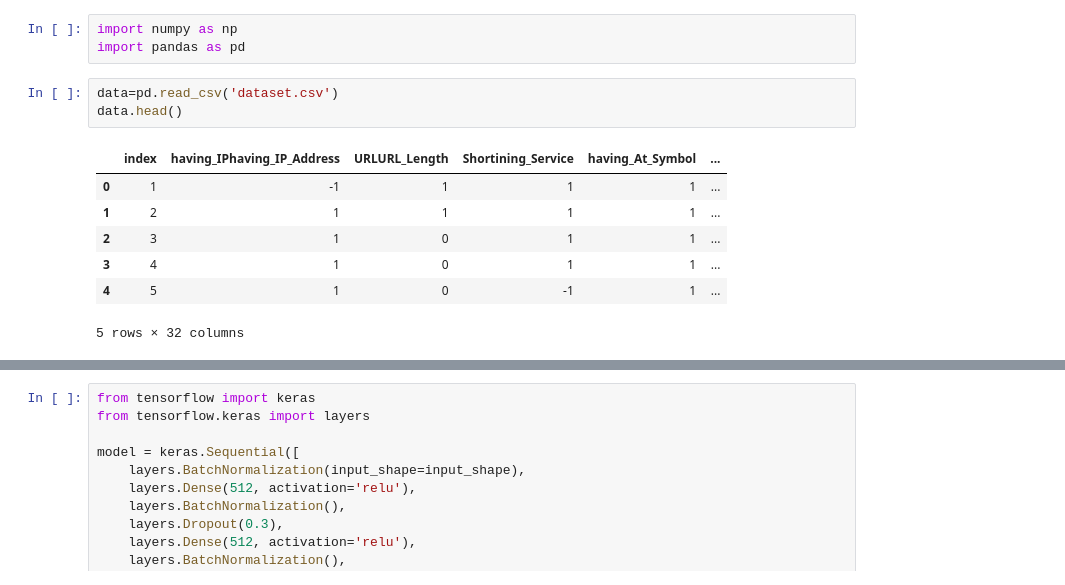
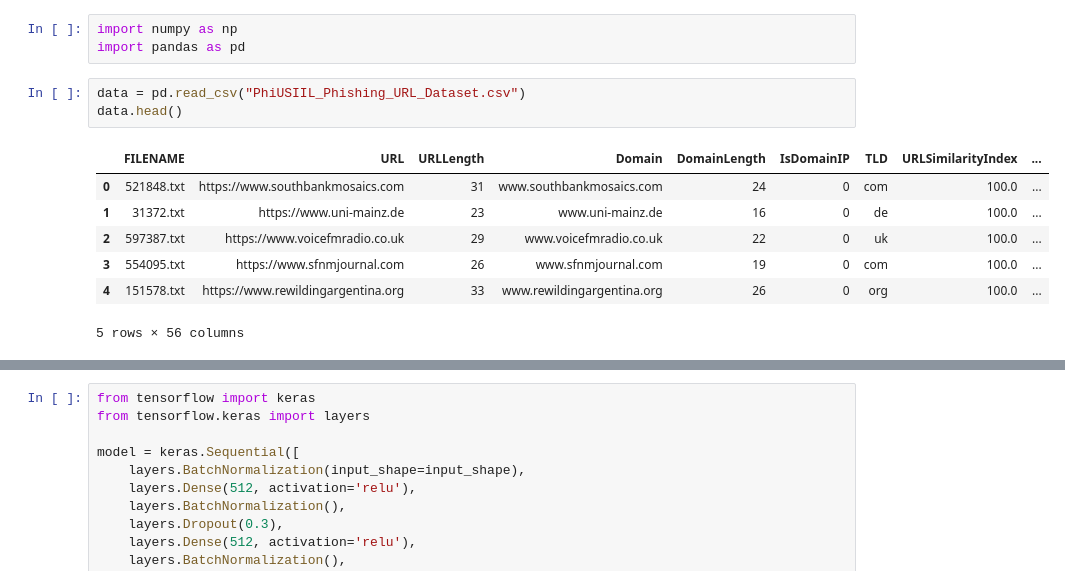
Before and after one commit to eldavido7/phishing_detector, a Jupyter notebook: phishing_website_deep_learning.ipynb, the cells around one changed output, grey strips where cells are left out. Saved outputs shown, nothing was run; the diff lists cells and outputs as text.

```diff
--- a/phishing_website_deep_learning.ipynb
+++ b/phishing_website_deep_learning.ipynb
@@ -2,15 +2,15 @@
 import numpy as np
 import pandas as pd
 # %%
-data=pd.read_csv('dataset.csv')
+data = pd.read_csv("PhiUSIIL_Phishing_URL_Dataset.csv")
 data.head()
 # %% [output]
-|  | index | having_IPhaving_IP_Address | URLURL_Length | Shortining_Service | having_At_Symbol | ... |
-| 0 | 1 | -1 | 1 | 1 | 1 | ... |
-| 1 | 2 | 1 | 1 | 1 | 1 | ... |
-| 2 | 3 | 1 | 0 | 1 | 1 | ... |
-| 3 | 4 | 1 | 0 | 1 | 1 | ... |
-| 4 | 5 | 1 | 0 | -1 | 1 | ... |
+|  | FILENAME | URL | URLLength | Domain | DomainLength | IsDomainIP | TLD | URLSimilarityIndex | ... |
+| 0 | 521848.txt | https://www.southbankmosaics.com | 31 | www.southbankmosaics.com | 24 | 0 | com | 100.0 | ... |
+| 1 | 31372.txt | https://www.uni-mainz.de | 23 | www.uni-mainz.de | 16 | 0 | de | 100.0 | ... |
+| 2 | 597387.txt | https://www.voicefmradio.co.uk | 29 | www.voicefmradio.co.uk | 22 | 0 | uk | 100.0 | ... |
+| 3 | 554095.txt | https://www.sfnmjournal.com | 26 | www.sfnmjournal.com | 19 | 0 | com | 100.0 | ... |
+| 4 | 151578.txt | https://www.rewildingargentina.org | 33 | www.rewildingargentina.org | 26 | 0 | org | 100.0 | ... |
-5 rows × 32 columns
+5 rows × 56 columns
 # %%
 from sklearn.model_selection import train_test_split
```
Also changed, not shown: parts of 4 cells of this notebook, 5 other files.
